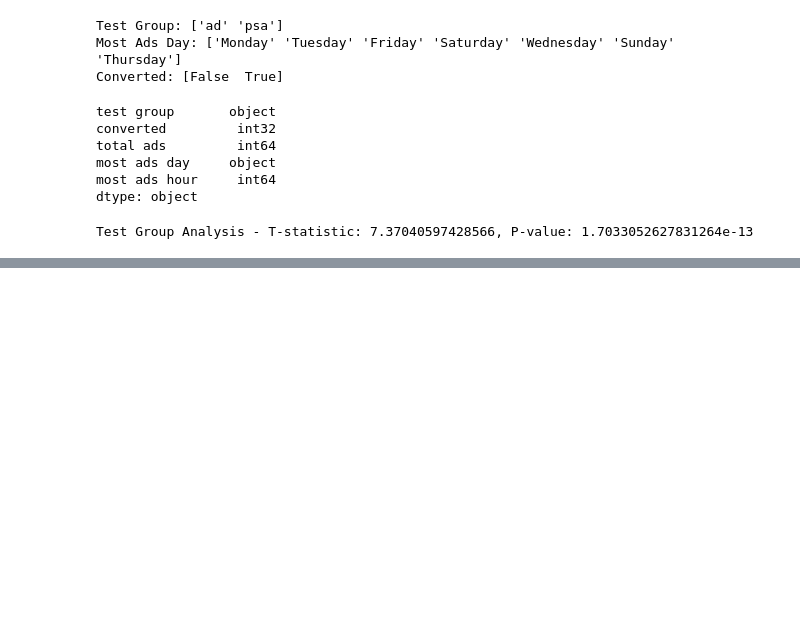
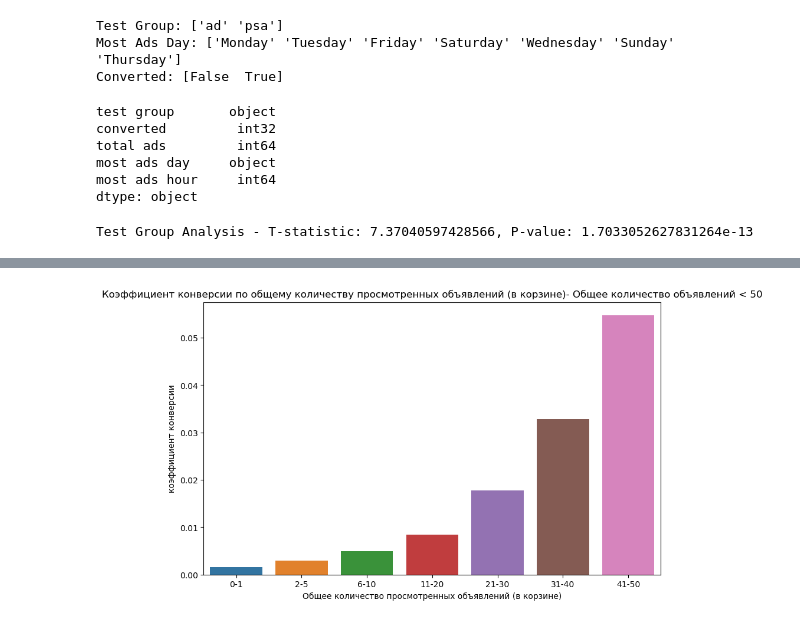
Before and after one commit to meleshko-anastasiia/DZ, a Jupyter notebook: dz12.ipynb, the cells around one changed output, grey strips where cells are left out. Cells and saved outputs as stored; diff of their text form; code cells hidden in the pictures; blank space fills up the shorter version.

```diff
--- a/dz12.ipynb
+++ b/dz12.ipynb
@@ -174,0 +265,11 @@ Name: count, dtype: int64
+# %%
+#коэффициент конверсии по общему количеству объявлений
+ads_conversion_rate_bin = df_subset.groupby('total_ads_bin')['converted'].mean().reset_index()
+plt.figure(figsize=(10, 6))
+sns.barplot(data=ads_conversion_rate_bin, x='total_ads_bin', y='converted')
+plt.title('Коэффициент конверсии по общему количеству просмотренных объявлений (в корзине)- Общее количество объявлений < 50')
+plt.xlabel('Общее количество просмотренных объявлений (в корзине)')
+plt.ylabel('коэффициент конверсии')
+plt.show()
+# %% [output]
+[figure, added]
```
Also changed, not shown: parts of 24 cells of this notebook, 1 other file.
